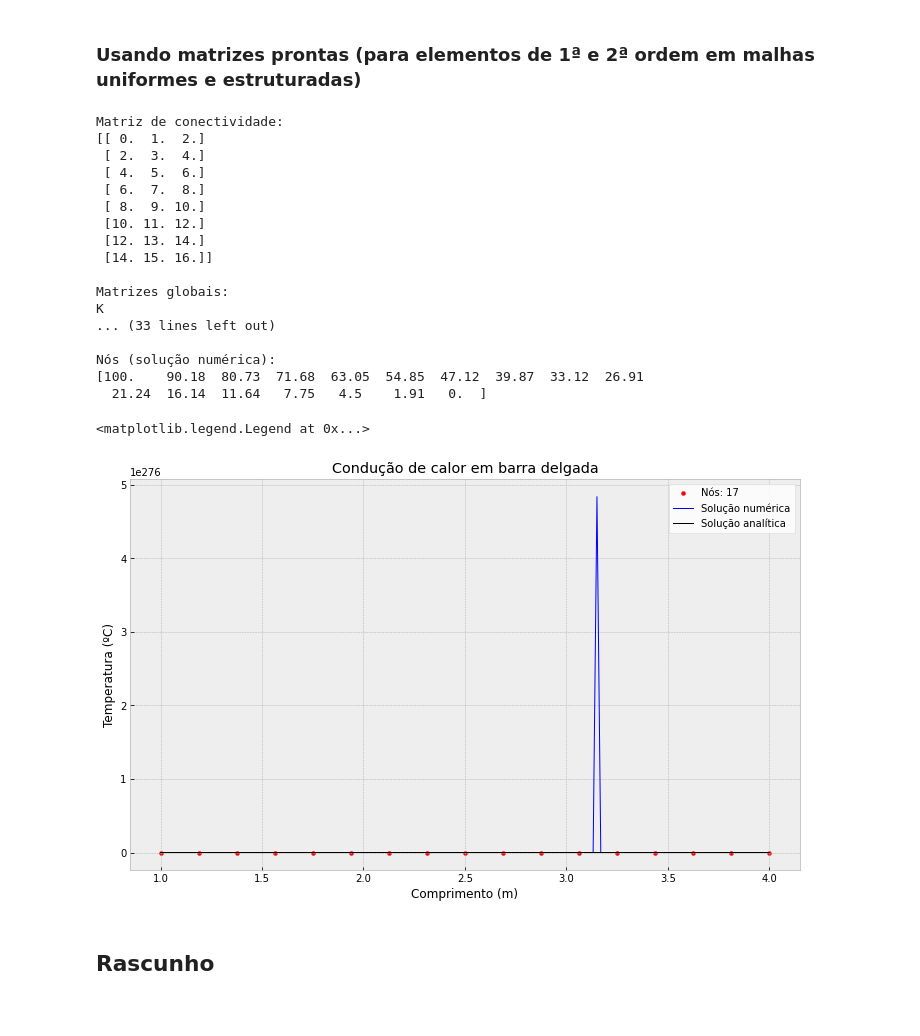
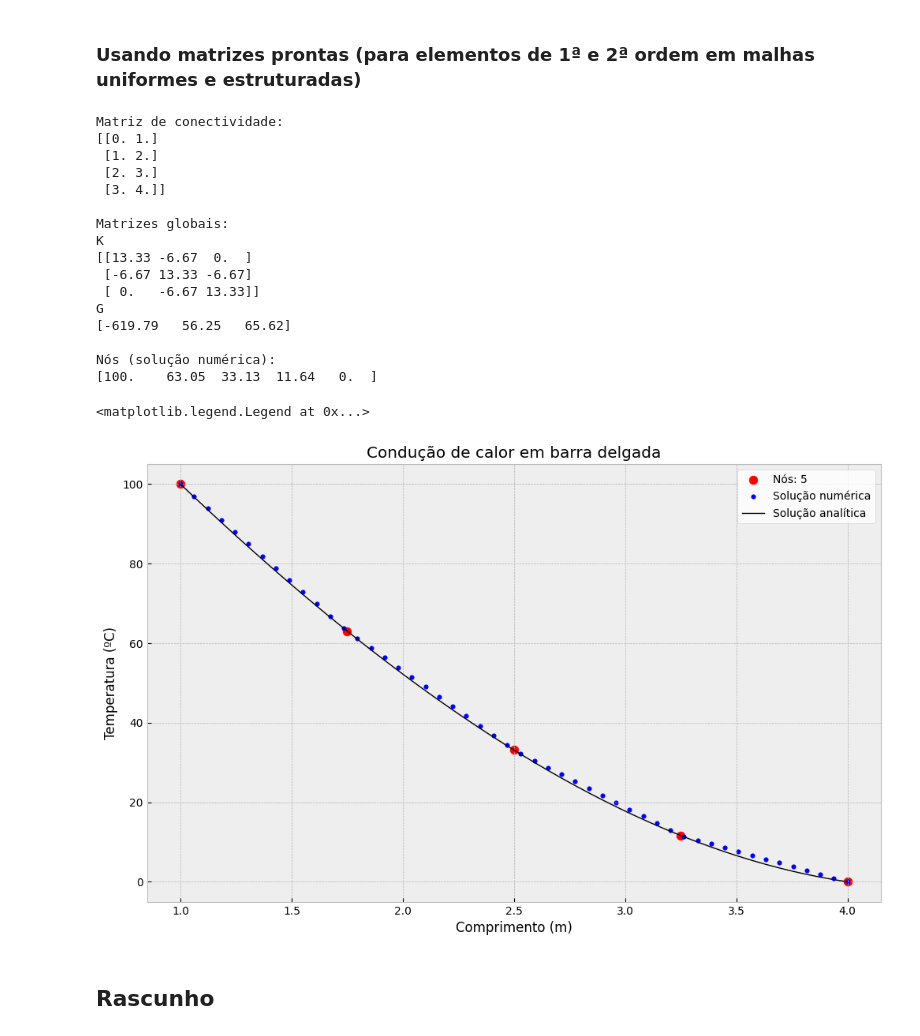
Before and after one commit to jpedro-rod/ElementosFinitos, a Jupyter notebook: Elementos_Finitos.ipynb, the cells around one changed output. Drawn from its saved outputs; the diff is of its cells as text; code cells hidden in the pictures.

Commit message:
correcao na interpolacao de ordem 1

```diff
--- a/Elementos_Finitos.ipynb
+++ b/Elementos_Finitos.ipynb
@@ -460,9 +461,9 @@ def S(x):
 
 #OBS.: "ligacoes" se difere de nós pois se refere a pontos que ficam apenas nas fronteiras de cada elemento. "ligacoes" não abrange nós no interior de elementos, como nos de 2ª ordem.
 
-ordemElemento = 2   #1 ou 2
+ordemElemento = 1   #1 ou 2
 
-ligacoes = 17                              #PARA 2ª ORDEM SOMENTE NÚMEROS ÍMPARES
+ligacoes = 5                              #PARA 2ª ORDEM SOMENTE NÚMEROS ÍMPARES
 malha = np.linspace(Xo,Xf,ligacoes)
 
 #################################################
@@ -700,7 +701,7 @@ def CampoTNumerico(x,T):
 
 '''
 def CampoTNumerico(x,T):
-
+    '''
     n = int(len(x)/nElementos)
     x_sliced = np.empty((nElementos,n))
 
@@ -710,18 +711,46 @@ def CampoTNumerico(x,T):
 
     Campo_T = np.empty(n*nElementos)
     S = np.empty(len(x_sliced[0]))
-
+    '''
     if ordemElemento == 1:
 
-        for e in range(0,nElementos):
+        n = int(math.ceil(len(x)/nElementos))
+        x_sliced = np.empty((nElementos,n))
 
-            S = N11(x_sliced[e],malha[e],malha[e+1])*T[e] + N12(x_sliced[e],malha[e],malha[e+1])*T[e+1]
+        for i in range(nElementos):
 
-            Campo_T[n*e:n*(e+1)] = S
+            x_sliced[i] = x[(n-1)*i:(n-1)*i+n]
+
+        Campo_T_Elemento0 = np.empty(n)
+
+        S0 = np.array(N11(x_sliced[0,:],malha[0],malha[0+1])*T[0] + N12(x_sliced[0,:],malha[0],malha[0+1])*T[0+1])
+        Campo_T_Elemento0[0:n] = S0
+
+        Campo_T = np.empty(len(x)-n)
+
+        S = np.empty(len(x_sliced[0,1:]))
+
+        for e in range(1,nElementos):
+
+            S = N11(x_sliced[e,1:],malha[e],malha[e+1])*T[e] + N12(x_sliced[e,1:],malha[e],malha[e+1])*T[e+1]
+
+            Campo_T[(n-1)*(e-1):(n-1)*((e-1)+1)] = S
+
+        Campo_T = np.concatenate((Campo_T_Elemento0, Campo_T))
 
     elif ordemElemento == 2:
 
-        for e in range(0,nElementos,2):
+        n = int((len(x)-1)/nElementos)
+        x_sliced = np.empty((nElementos,n))
+
+        for i in range(nElementos):
+
+            x_sliced[i] = x[n*i:n*i+n]
+
+        Campo_T = np.empty(n*nElementos)
+        S = np.empty(len(x_sliced[0]))
+
+        for e in range(0,nElementos):
             #ERRO TÁ NO X_SLICED[e]!!!!!!!!!!!!!!!!!!!!!!
             S = N21(x_sliced[e],malha[e],malha[e+1],malha[e+2])*T[e] + N22(x_sliced[e],malha[e],malha[e+1],malha[e+2])*T[e+1] + N23(x_sliced[e],malha[e],malha[e+1],malha[e+2])*T[e+2]
             Campo_T[n*e:n*(e+1)] = S
@@ -732,47 +761,47 @@ def CampoTNumerico(x,T):
 
 def Dom(x):
 
-    DominioAnalitico = np.linspace(Xo,Xf,x*nElementos)   #nº de pontos do domínio necessaramente é múltiplo do nº de elementos da solução numérica
+    DominioAnalitico = np.linspace(Xo,Xf,50)   #nº de pontos do domínio necessaramente é múltiplo do nº de elementos da solução numérica
 
     return DominioAnalitico
 
 #Solução analítica
 
 def CampoTAnalitico(x):
     return (5/9)*x**3 + (10/3)*x**2 - (185/3)*x + 1420/9
 
 #Exibindo as soluções
 
 plt.style.use('bmh')
 
 fig, (ax1) = plt.subplots(1, 1, sharey=True, sharex = True, figsize = (12,7.2))
 
-ax1.scatter(malha, Tnos, s=15, color='red', label=r'Nós: {}'.format(nNos))
-ax1.plot(Dom(20), CampoTNumerico(Dom(20),Tnos), color='blue', linewidth=1.0, label=r'Solução numérica')
+ax1.scatter(malha, Tnos, s=60, color='red', label=r'Nós: {}'.format(nNos))
+#ax1.plot(Dom(10), CampoTNumerico(Dom(10),Tnos), color='blue', linewidth=1.0, label=r'Solução numérica')
+ax1.scatter(Dom(10), CampoTNumerico(Dom(10),Tnos), color='blue', s=15, label=r'Solução numérica')
 ax1.plot(Dom(240), CampoTAnalitico(Dom(240)), color='black', linewidth=1.0, label=r'Solução analítica')
 ax1.set_title('Condução de calor em barra delgada')
 ax1.set_xlabel('Comprimento (m)')
 ax1.set_ylabel('Temperatura (ºC)')
 ax1.legend(loc='best',facecolor ='w')
 # %% [output]
 Matriz de conectividade:
-[[ 0.  1.  2.]
- [ 2.  3.  4.]
- [ 4.  5.  6.]
- [ 6.  7.  8.]
- [ 8.  9. 10.]
- [10. 11. 12.]
- [12. 13. 14.]
- [14. 15. 16.]]
+[[0. 1.]
+ [1. 2.]
+ [2. 3.]
+ [3. 4.]]
 
 Matrizes globais:
 K
-... (33 lines left out)
+[[13.33 -6.67  0.  ]
+ [-6.67 13.33 -6.67]
+ [ 0.   -6.67 13.33]]
+G
+[-619.79   56.25   65.62]
 
 Nós (solução numérica):
-[100.    90.18  80.73  71.68  63.05  54.85  47.12  39.87  33.12  26.91
-  21.24  16.14  11.64   7.75   4.5    1.91   0.  ]
+[100.    63.05  33.13  11.64   0.  ]
 <matplotlib.legend.Legend at 0x...>
-[figure, old version]
+[figure, new version]
 # %% [markdown]
 ## Rascunho
```
Also changed, not shown: parts of 1 cell of this notebook.
